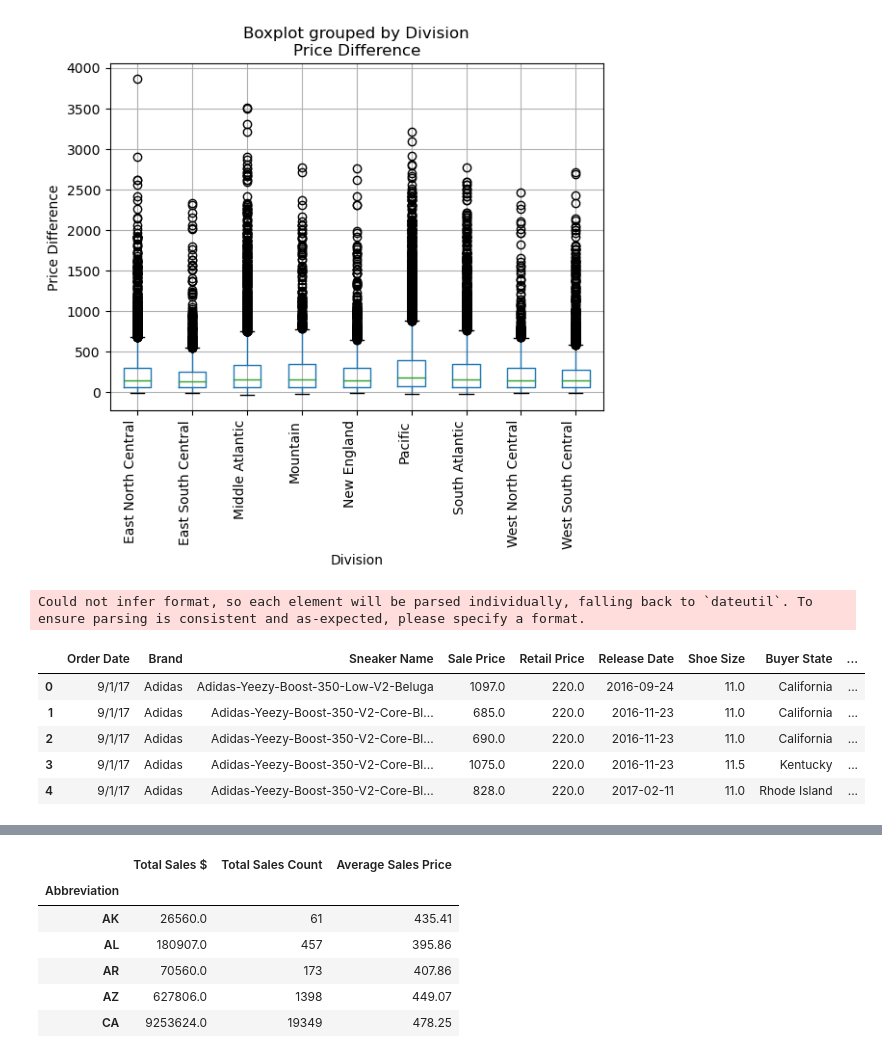
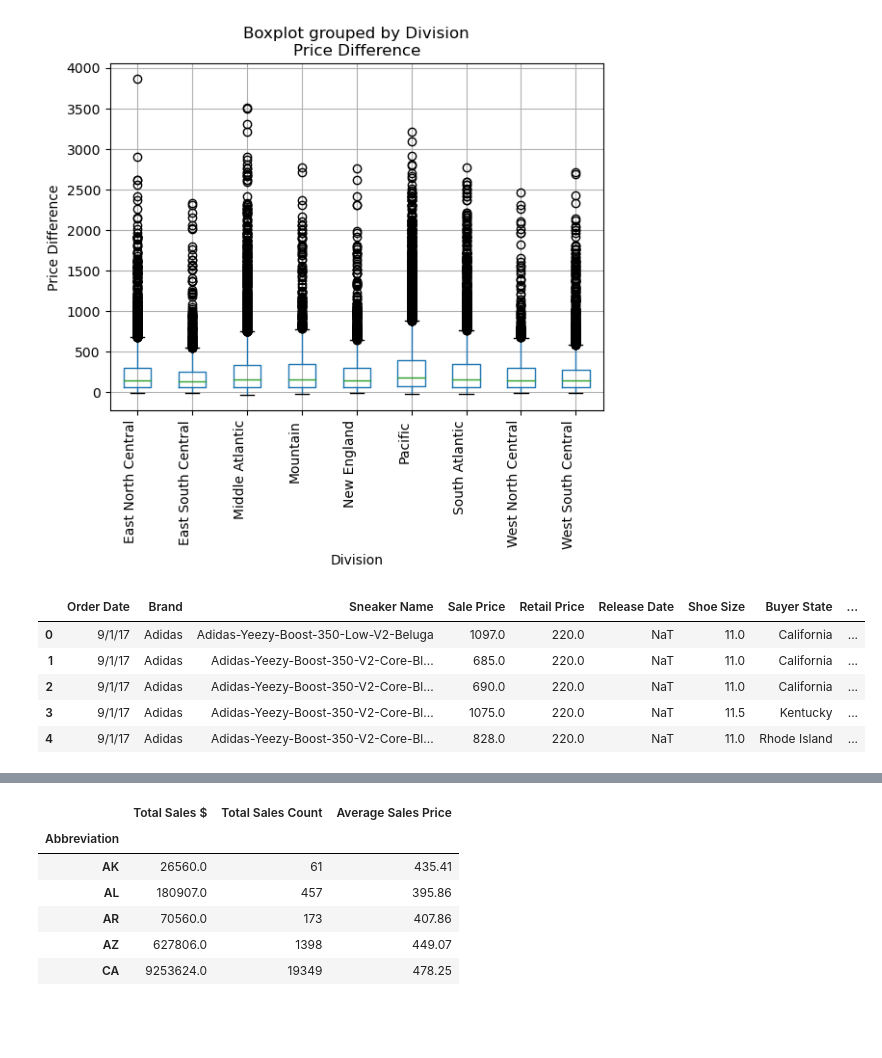
Before and after one commit to melissaa06/SNKRS_R_US, a Jupyter notebook: SneakerPy.ipynb, the cells around one changed output, grey strips where cells are left out. Saved outputs shown, nothing was run; the diff lists cells and outputs as text; code cells hidden in the pictures; blank space fills up the shorter version.

```diff
--- a/SneakerPy.ipynb
+++ b/SneakerPy.ipynb
@@ -161,17 +161,16 @@ plt.show()
 [figure]
 # %%
 # New column for year only and ignore formatting errors
-sneaker_data['Release Date'] = pd.to_datetime(sneaker_data['Release Date'], errors='coerce')
+sneaker_data['Release Date'] = pd.to_datetime(sneaker_data['Release Date'], format='%m/%d/%Y', errors='coerce')
 sneaker_data['Year'] = sneaker_data['Release Date'].dt.year
 sneaker_data.head()
 # %% [output]
-Could not infer format, so each element will be parsed individually, falling back to `dateutil`. To ensure parsing is consistent and as-expected, please specify a format.
 |  | Order Date | Brand | Sneaker Name | Sale Price | Retail Price | Release Date | Shoe Size | Buyer State | ... |
-| 0 | 9/1/17 | Adidas | Adidas-Yeezy-Boost-350-Low-V2-Beluga | 1097.0 | 220.0 | 2016-09-24 | 11.0 | California | ... |
-| 1 | 9/1/17 | Adidas | Adidas-Yeezy-Boost-350-V2-Core-Bl... | 685.0 | 220.0 | 2016-11-23 | 11.0 | California | ... |
-| 2 | 9/1/17 | Adidas | Adidas-Yeezy-Boost-350-V2-Core-Bl... | 690.0 | 220.0 | 2016-11-23 | 11.0 | California | ... |
-| 3 | 9/1/17 | Adidas | Adidas-Yeezy-Boost-350-V2-Core-Bl... | 1075.0 | 220.0 | 2016-11-23 | 11.5 | Kentucky | ... |
-| 4 | 9/1/17 | Adidas | Adidas-Yeezy-Boost-350-V2-Core-Bl... | 828.0 | 220.0 | 2017-02-11 | 11.0 | Rhode Island | ... |
+| 0 | 9/1/17 | Adidas | Adidas-Yeezy-Boost-350-Low-V2-Beluga | 1097.0 | 220.0 | NaT | 11.0 | California | ... |
+| 1 | 9/1/17 | Adidas | Adidas-Yeezy-Boost-350-V2-Core-Bl... | 685.0 | 220.0 | NaT | 11.0 | California | ... |
+| 2 | 9/1/17 | Adidas | Adidas-Yeezy-Boost-350-V2-Core-Bl... | 690.0 | 220.0 | NaT | 11.0 | California | ... |
+| 3 | 9/1/17 | Adidas | Adidas-Yeezy-Boost-350-V2-Core-Bl... | 1075.0 | 220.0 | NaT | 11.5 | Kentucky | ... |
+| 4 | 9/1/17 | Adidas | Adidas-Yeezy-Boost-350-V2-Core-Bl... | 828.0 | 220.0 | NaT | 11.0 | Rhode Island | ... |
 # %%
 # Group function by year and calculate mean sale price
 grouped_sale_year = sneaker_data.groupby('Year')['Sale Price'].mean()
```
Also changed, not shown: parts of 1 cell of this notebook.
